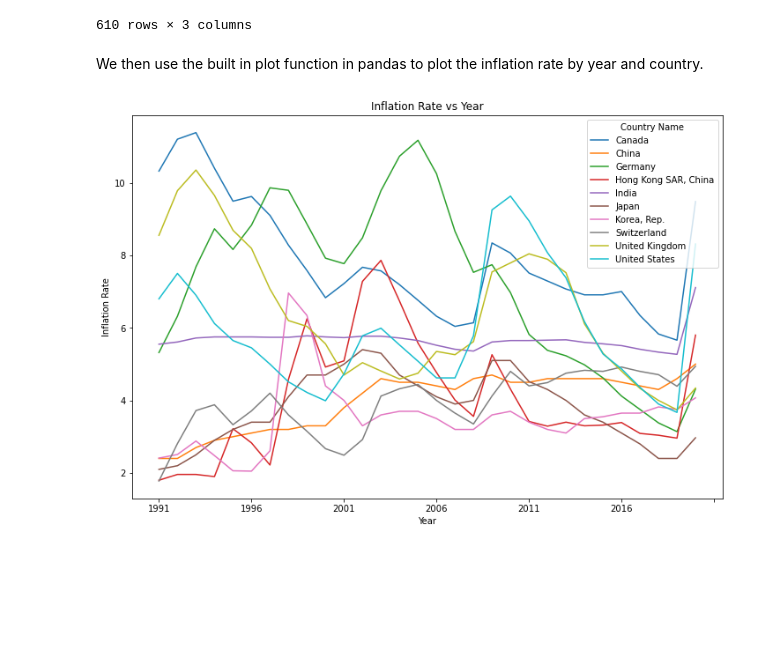
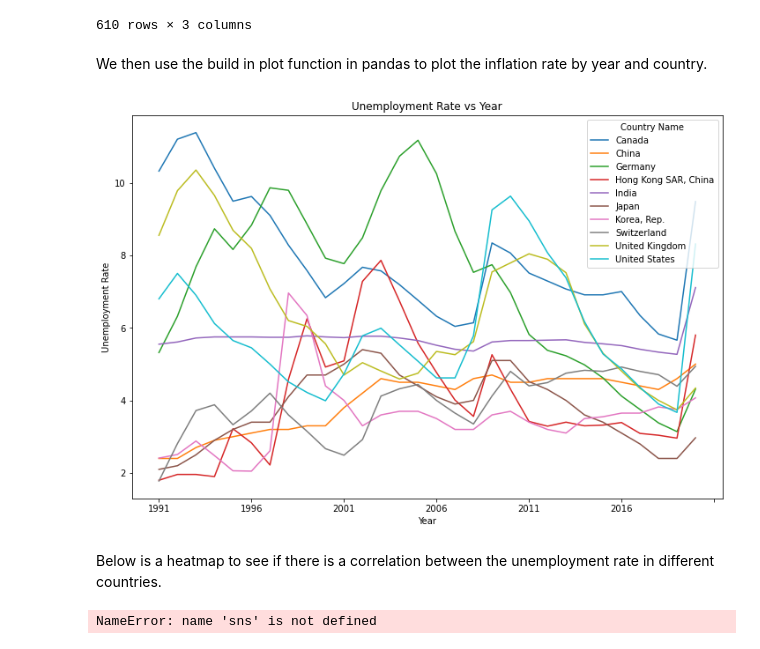
Before and after one commit to thudsonbu/ds-project-1, a Jupyter notebook: project-2.ipynb, the cells around one changed output. Cells and saved outputs as stored; diff of their text form; code cells hidden in the pictures; blank space fills up the shorter version.

```diff
--- a/project-2.ipynb
+++ b/project-2.ipynb
@@ -265,15 +265,23 @@ ur
 | 609 | United States | 2020 | 8.31 |
 610 rows × 3 columns
 # %% [markdown]
-We then use the built in plot function in pandas to plot the inflation rate by year and country.
+We then use the build in plot function in pandas to plot the inflation rate by year and country.
 # %%
 _ = ur.pivot_table(values='value', index='variable', columns='Country Name').plot(figsize=(12,8))
 
 _ = plt.xlabel('Year')
-_ = plt.ylabel('Inflation Rate')
+_ = plt.ylabel('Unemployment Rate')
 
-_ = plt.title('Inflation Rate vs Year')
-
-plt.show()
+_ = plt.title('Unemployment Rate vs Year')
 # %% [output]
-[figure, old version]
+[figure, new version]
+# %% [markdown]
+Below is a heatmap to see if there is a correlation between the unemployment rate in different countries.
+# %%
+_ = sns.heatmap(ur.corr(), cmap='Spectral', annot=True )
+
+_ = plt.title('Summary Variable Correlations')
+
+plt.show()
+# %% [output]
+NameError: name 'sns' is not defined
```
